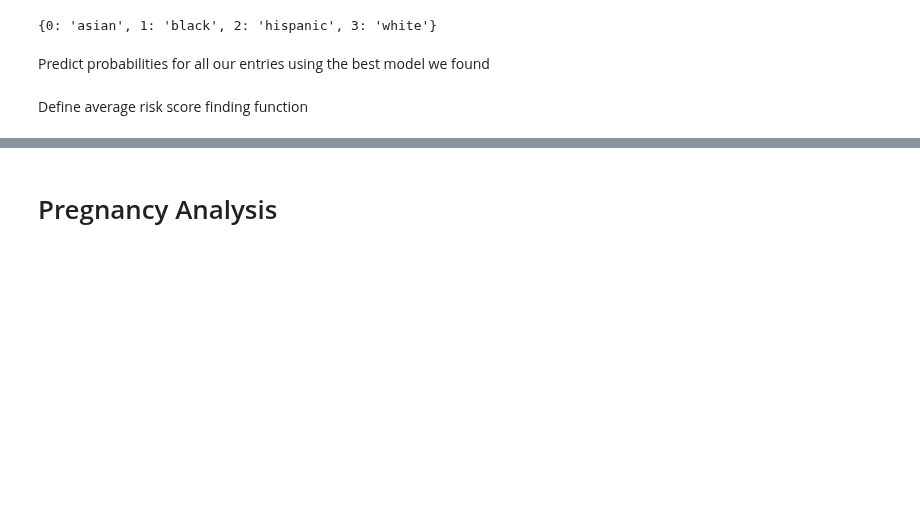
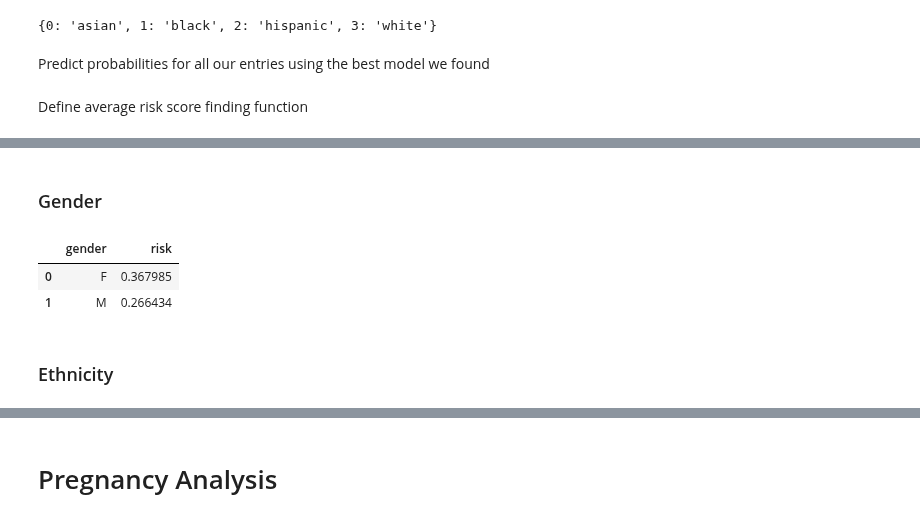
Before and after one commit to esseiple/MedicalBiasJLS, a Jupyter notebook: ModelDoc.ipynb, the cells around one changed output, grey strips where cells are left out. Saved outputs shown, nothing was run; the diff lists cells and outputs as text; code cells hidden in the pictures; blank space fills up the shorter version.

```diff
--- a/ModelDoc.ipynb
+++ b/ModelDoc.ipynb
@@ -209,3 +189,22 @@ ethnicity
+# %% [markdown]
+### Gender
+# %%
+diabetesGenderRisk = []
+
+for code, gender in gen_code.items():
+    avRisk = find_risk(code, 'gender', pred_prob)
+    newRow = {'gender': gender, 'risk': avRisk}
+    diabetesGenderRisk.append(newRow)
+
+diabetesGenderRisk = pd.DataFrame(diabetesGenderRisk)
+diabetesGenderRisk = diabetesGenderRisk.sort_values(by='risk', ascending=False)
+diabetesGenderRisk
+# %% [output]
+|  | gender | risk |
+| 0 | F | 0.367985 |
+| 1 | M | 0.266434 |
+# %% [markdown]
+### Ethnicity
 # %%
 av_risk_eth = []
 
```
Also changed, not shown: parts of 78 cells of this notebook.
